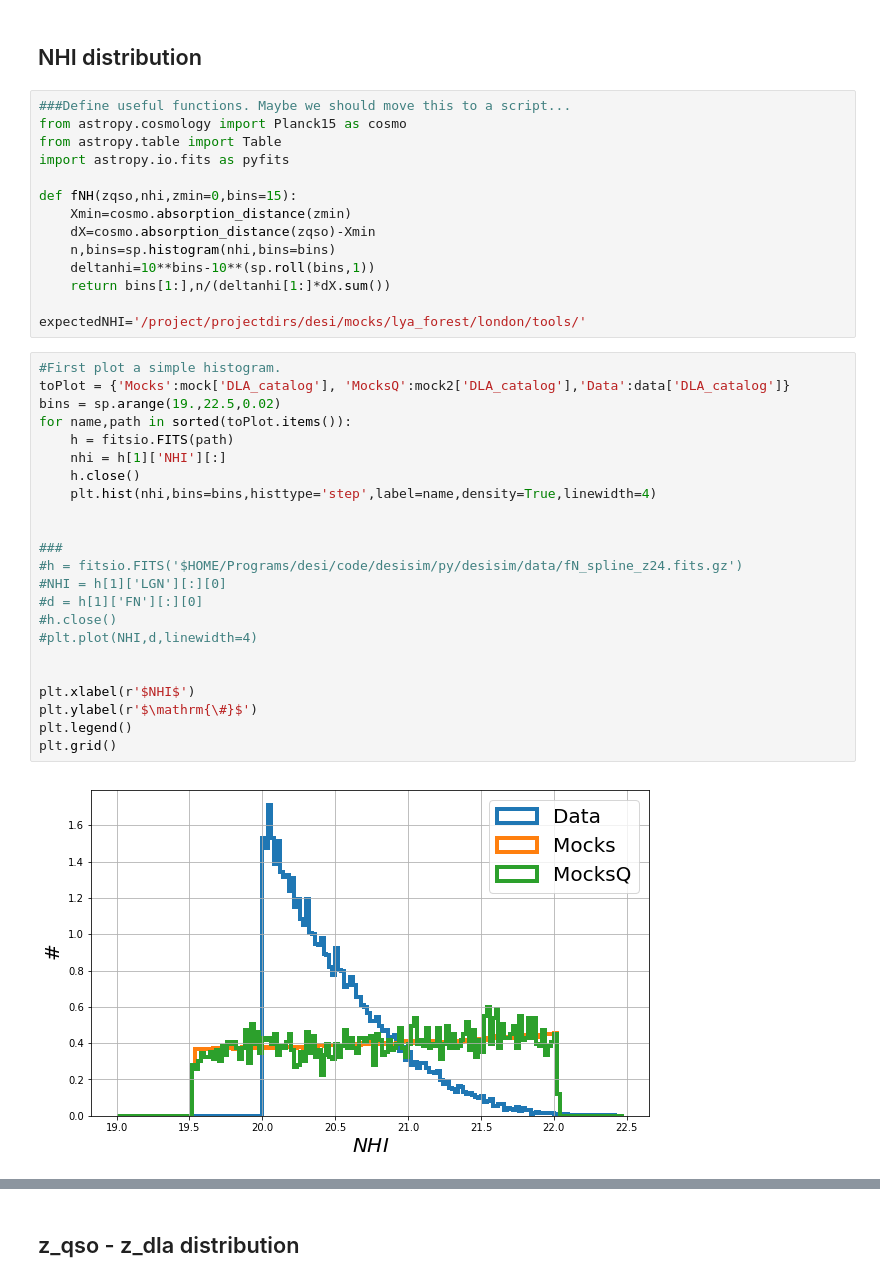
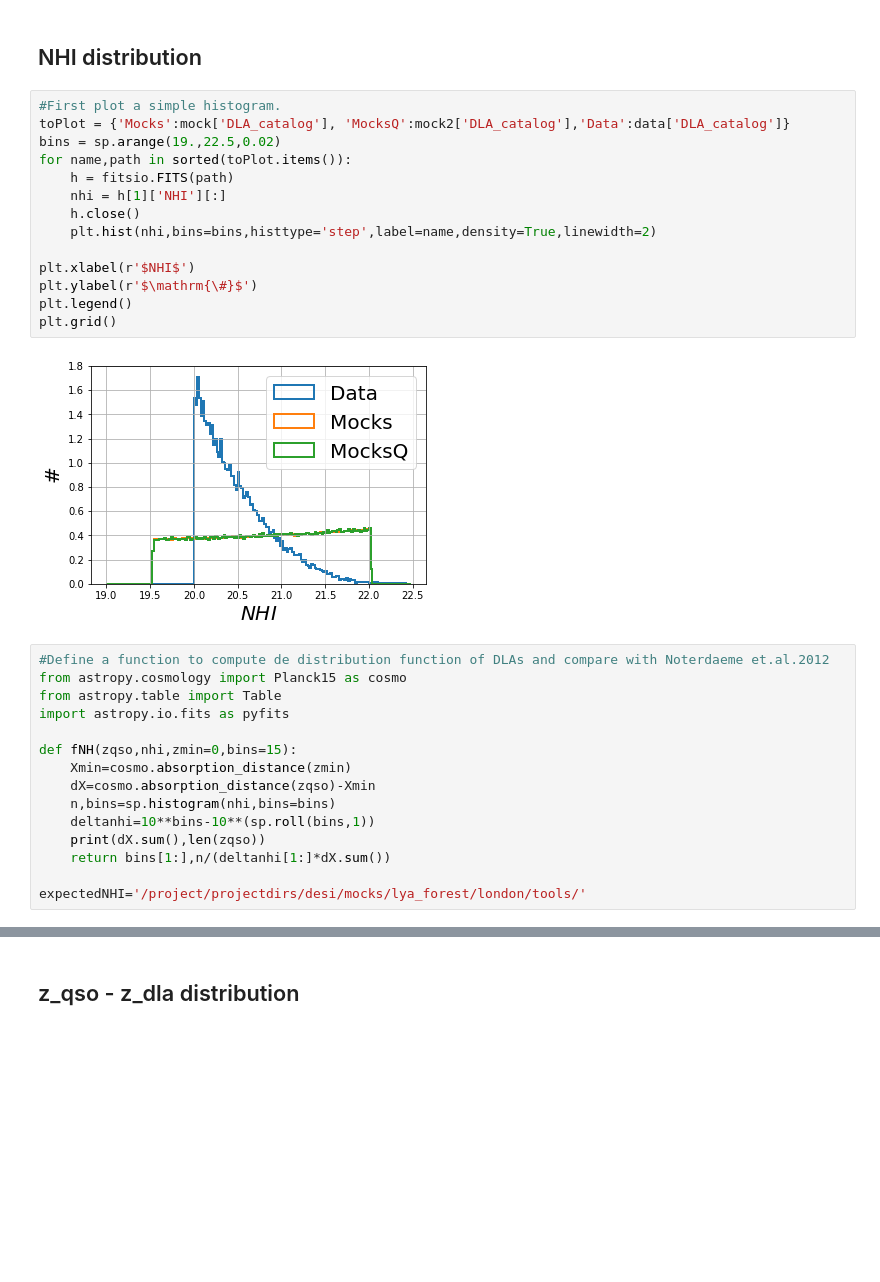
Before and after one commit to igmhub/desi_QA, a Jupyter notebook: Mocks/QA_DLA.ipynb, the cells around one changed output, grey strips where cells are left out. Saved outputs shown, nothing was run; the diff lists cells and outputs as text; blank space fills up the shorter version.

```diff
--- a/Mocks/QA_DLA.ipynb
+++ b/Mocks/QA_DLA.ipynb
@@ -233,7 +227,23 @@ plt.grid()
 # %% [markdown]
 ## NHI distribution
+# %%
+#First plot a simple histogram.
+toPlot = {'Mocks':mock['DLA_catalog'], 'MocksQ':mock2['DLA_catalog'],'Data':data['DLA_catalog']}
+bins = sp.arange(19.,22.5,0.02)
+for name,path in sorted(toPlot.items()):
+    h = fitsio.FITS(path)
+    nhi = h[1]['NHI'][:]
+    h.close()
+    plt.hist(nhi,bins=bins,histtype='step',label=name,density=True,linewidth=2)
+
+plt.xlabel(r'$NHI$')
+plt.ylabel(r'$\mathrm{\#}$')
+plt.legend()
+plt.grid()
+# %% [output]
+[figure, added]
 # %%
-###Define useful functions. Maybe we should move this to a script...
+#Define a function to compute de distribution function of DLAs and compare with Noterdaeme et.al.2012
 from astropy.cosmology import Planck15 as cosmo
 from astropy.table import Table
 import astropy.io.fits as pyfits
@@ -243,33 +253,9 @@ def fNH(zqso,nhi,zmin=0,bins=15):
     dX=cosmo.absorption_distance(zqso)-Xmin
     n,bins=sp.histogram(nhi,bins=bins)
     deltanhi=10**bins-10**(sp.roll(bins,1))
+    print(dX.sum(),len(zqso))
     return bins[1:],n/(deltanhi[1:]*dX.sum())
 
 expectedNHI='/project/projectdirs/desi/mocks/lya_forest/london/tools/'
-# %%
-#First plot a simple histogram.
-toPlot = {'Mocks':mock['DLA_catalog'], 'MocksQ':mock2['DLA_catalog'],'Data':data['DLA_catalog']}
-bins = sp.arange(19.,22.5,0.02)
-for name,path in sorted(toPlot.items()):
-    h = fitsio.FITS(path)
-    nhi = h[1]['NHI'][:]
-    h.close()
-    plt.hist(nhi,bins=bins,histtype='step',label=name,density=True,linewidth=4)
-
-
-###
-#h = fitsio.FITS('$HOME/Programs/desi/code/desisim/py/desisim/data/fN_spline_z24.fits.gz')
-#NHI = h[1]['LGN'][:][0]
-#d = h[1]['FN'][:][0]
-#h.close()
-#plt.plot(NHI,d,linewidth=4)
-
-
-plt.xlabel(r'$NHI$')
-plt.ylabel(r'$\mathrm{\#}$')
-plt.legend()
-plt.grid()
-# %% [output]
-[figure, removed]
 # %%
 fig=plt.figure(dpi=150)
```
Also changed, not shown: parts of 11 cells of this notebook.
